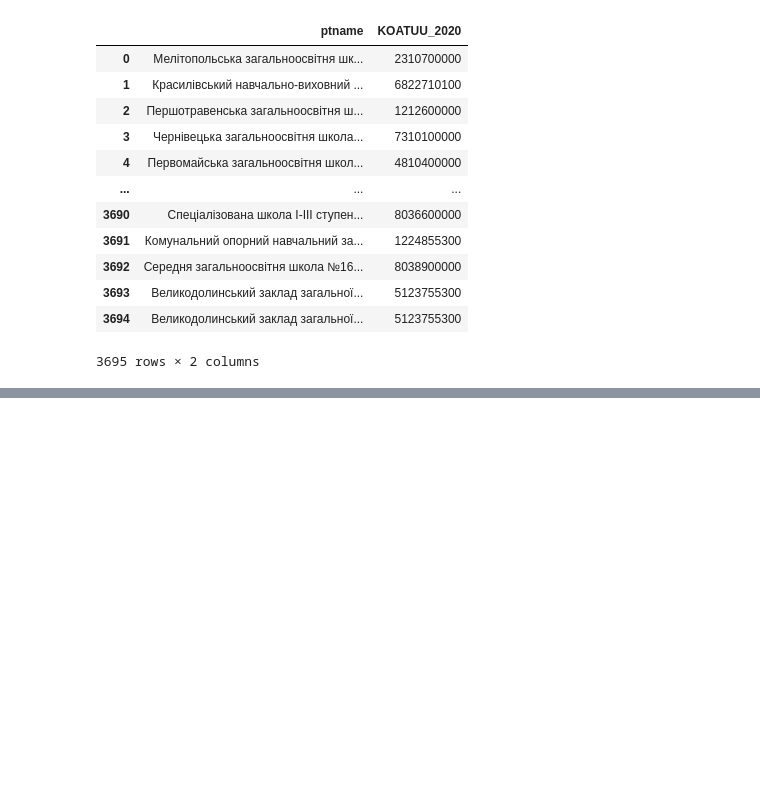
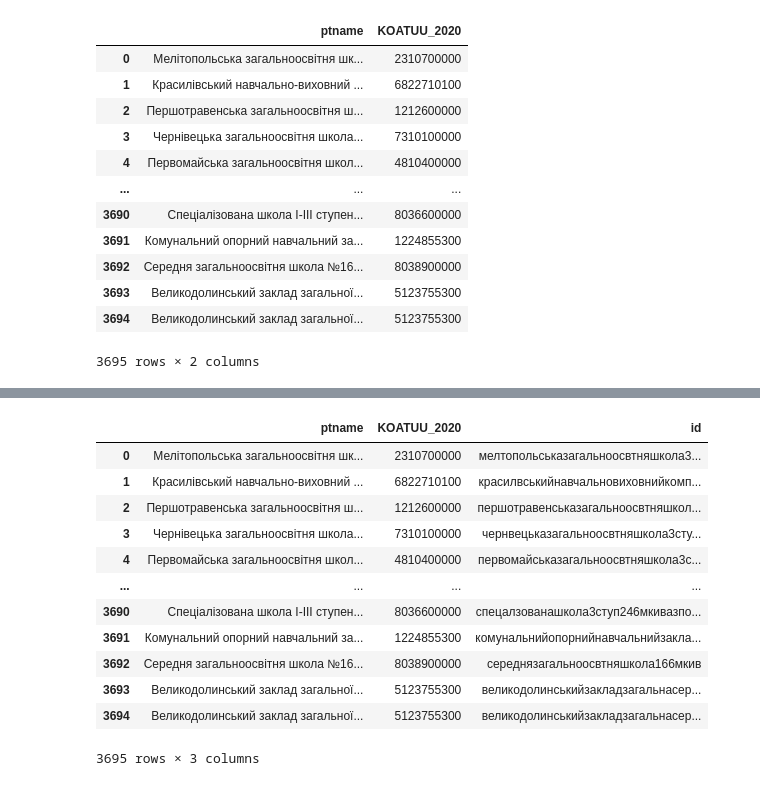
Before and after one commit to DataResponsibly/ZNO-Dataset, a Jupyter notebook: notebooks/tables_creation/Test_centers_table.ipynb, the cells around one changed output, grey strips where cells are left out. Cells and saved outputs as stored; diff of their text form; code cells hidden in the pictures; blank space fills up the shorter version.

```diff
--- a/notebooks/tables_creation/Test_centers_table.ipynb
+++ b/notebooks/tables_creation/Test_centers_table.ipynb
@@ -231,2 +237,18 @@ test_centers_with_edrpou[test_centers_with_edrpou['EDRPOU'].notna()]
 # %%
 test_centers_df.to_csv('Test_centers.csv', index=False)
+# %%
+create_id(test_centers_df, 'ptname','id')
+# %% [output]
+|  | ptname | KOATUU_2020 | id |
+| 0 | Мелітопольська загальноосвітня шк... | 2310700000 | мелтопольськазагальноосвтняшкола3... |
+| 1 | Красилівський навчально-виховний ... | 6822710100 | красилвськийнавчальновиховнийкомп... |
+| 2 | Першотравенська загальноосвітня ш... | 1212600000 | першотравенськазагальноосвтняшкол... |
+| 3 | Чернівецька загальноосвітня школа... | 7310100000 | чернвецьказагальноосвтняшкола3сту... |
+| 4 | Первомайська загальноосвітня школ... | 4810400000 | первомайськазагальноосвтняшкола3с... |
+| ... | ... | ... | ... |
+| 3690 | Спеціалізована школа І-ІІІ ступен... | 8036600000 | спецалзованашкола3ступ246мкивазпо... |
+| 3691 | Комунальний опорний навчальний за... | 1224855300 | комунальнийопорнийнавчальнийзакла... |
+| 3692 | Середня загальноосвітня школа №16... | 8038900000 | середнязагальноосвтняшкола166мкив |
+| 3693 | Великодолинський заклад загальної... | 5123755300 | великодолинськийзакладзагальнасер... |
+| 3694 | Великодолинський заклад загальної... | 5123755300 | великодолинськийзакладзагальнасер... |
+3695 rows × 3 columns
```
Also changed, not shown: parts of 7 cells of this notebook.
